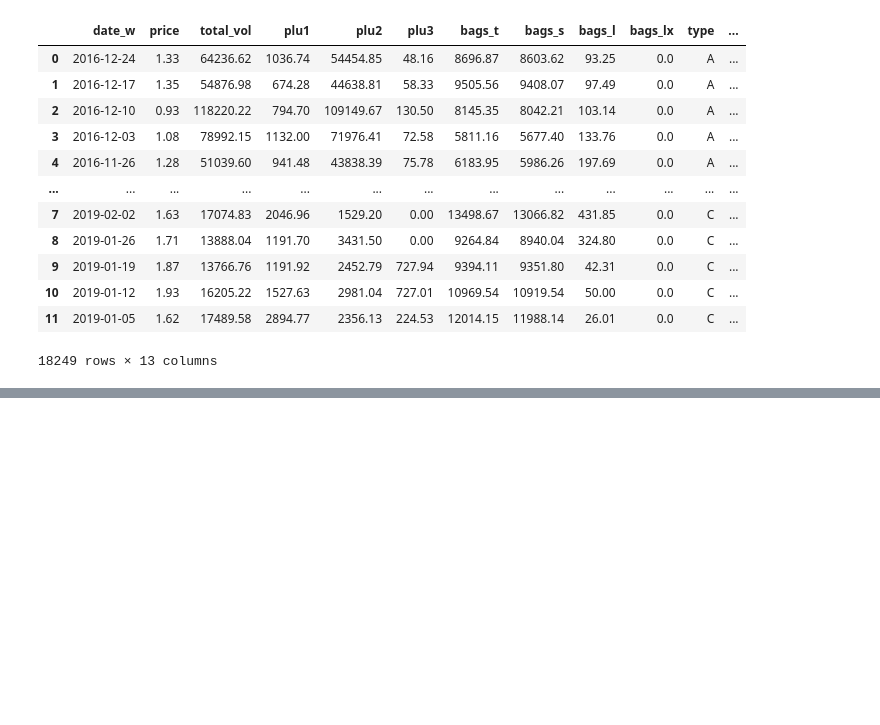
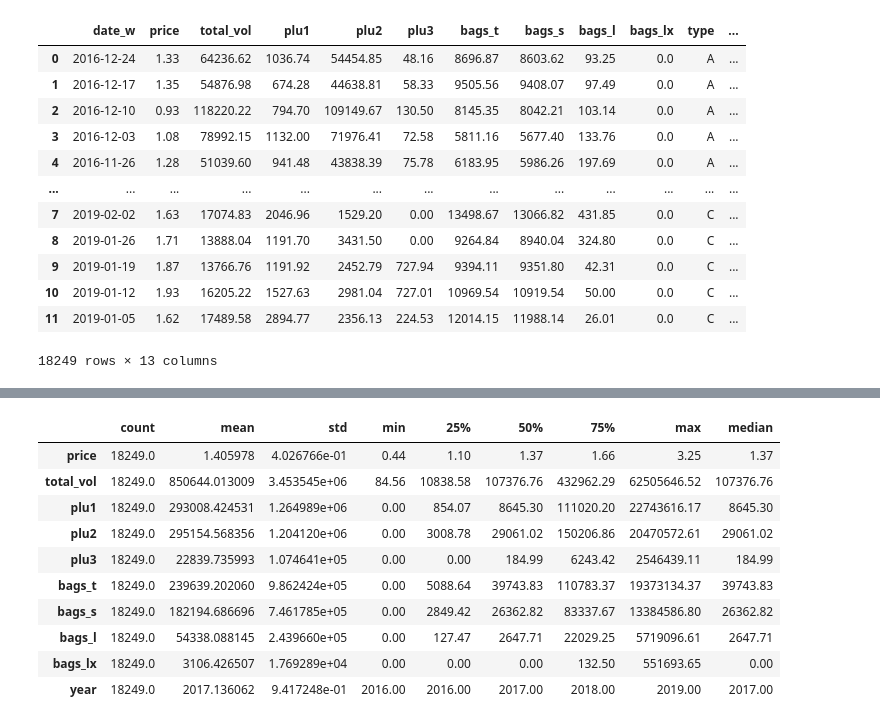
Before and after one commit to hasina1198/datadiscamodule, a Jupyter notebook: module2.ipynb, the cells around one changed output, grey strips where cells are left out. Saved outputs shown, nothing was run; the diff lists cells and outputs as text; code cells hidden in the pictures; blank space fills up the shorter version.

```diff
--- a/module2.ipynb
+++ b/module2.ipynb
@@ -79,0 +161,4 @@ memory usage: 1.8+ MB
+# %%
+df_stats = df_num.describe(include='all')
+df_stat=df_stats.transpose()
+df_stat
@@ -79,0 +177,3 @@ memory usage: 1.8+ MB
+# %%
+median = df_num.median()
+median
@@ -79,0 +209,15 @@ memory usage: 1.8+ MB
+# %%
+df_stat['median'] =  median
+df_stat
+# %% [output]
+|  | count | mean | std | min | 25% | 50% | 75% | max | median |
+| price | 18249.0 | 1.405978 | 4.026766e-01 | 0.44 | 1.10 | 1.37 | 1.66 | 3.25 | 1.37 |
+| total_vol | 18249.0 | 850644.013009 | 3.453545e+06 | 84.56 | 10838.58 | 107376.76 | 432962.29 | 62505646.52 | 107376.76 |
+| plu1 | 18249.0 | 293008.424531 | 1.264989e+06 | 0.00 | 854.07 | 8645.30 | 111020.20 | 22743616.17 | 8645.30 |
+| plu2 | 18249.0 | 295154.568356 | 1.204120e+06 | 0.00 | 3008.78 | 29061.02 | 150206.86 | 20470572.61 | 29061.02 |
+| plu3 | 18249.0 | 22839.735993 | 1.074641e+05 | 0.00 | 0.00 | 184.99 | 6243.42 | 2546439.11 | 184.99 |
+| bags_t | 18249.0 | 239639.202060 | 9.862424e+05 | 0.00 | 5088.64 | 39743.83 | 110783.37 | 19373134.37 | 39743.83 |
+| bags_s | 18249.0 | 182194.686696 | 7.461785e+05 | 0.00 | 2849.42 | 26362.82 | 83337.67 | 13384586.80 | 26362.82 |
+| bags_l | 18249.0 | 54338.088145 | 2.439660e+05 | 0.00 | 127.47 | 2647.71 | 22029.25 | 5719096.61 | 2647.71 |
+| bags_lx | 18249.0 | 3106.426507 | 1.769289e+04 | 0.00 | 0.00 | 0.00 | 132.50 | 551693.65 | 0.00 |
+| year | 18249.0 | 2017.136062 | 9.417248e-01 | 2016.00 | 2016.00 | 2017.00 | 2018.00 | 2019.00 | 2017.00 |
```
Also changed, not shown: parts of 21 cells of this notebook.
